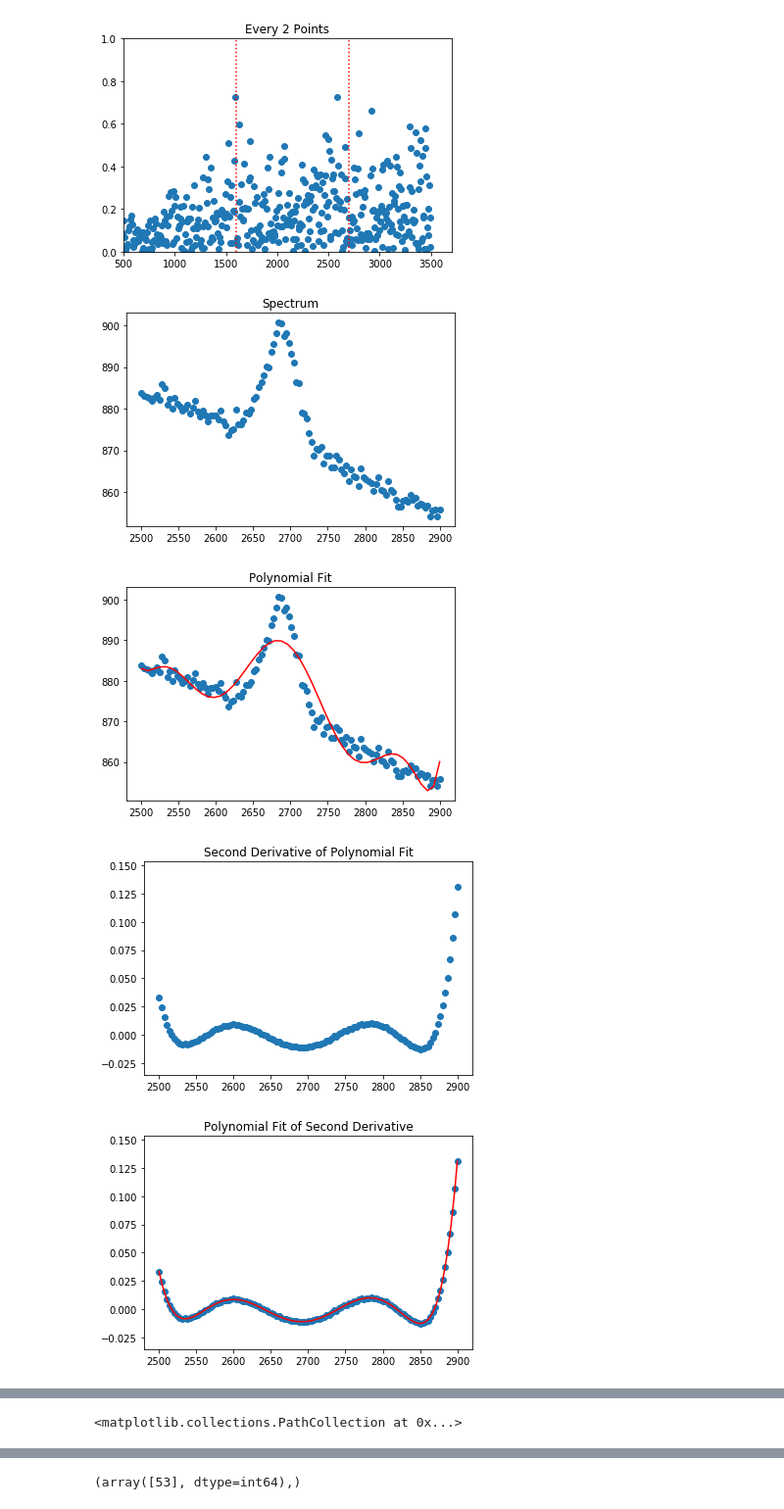
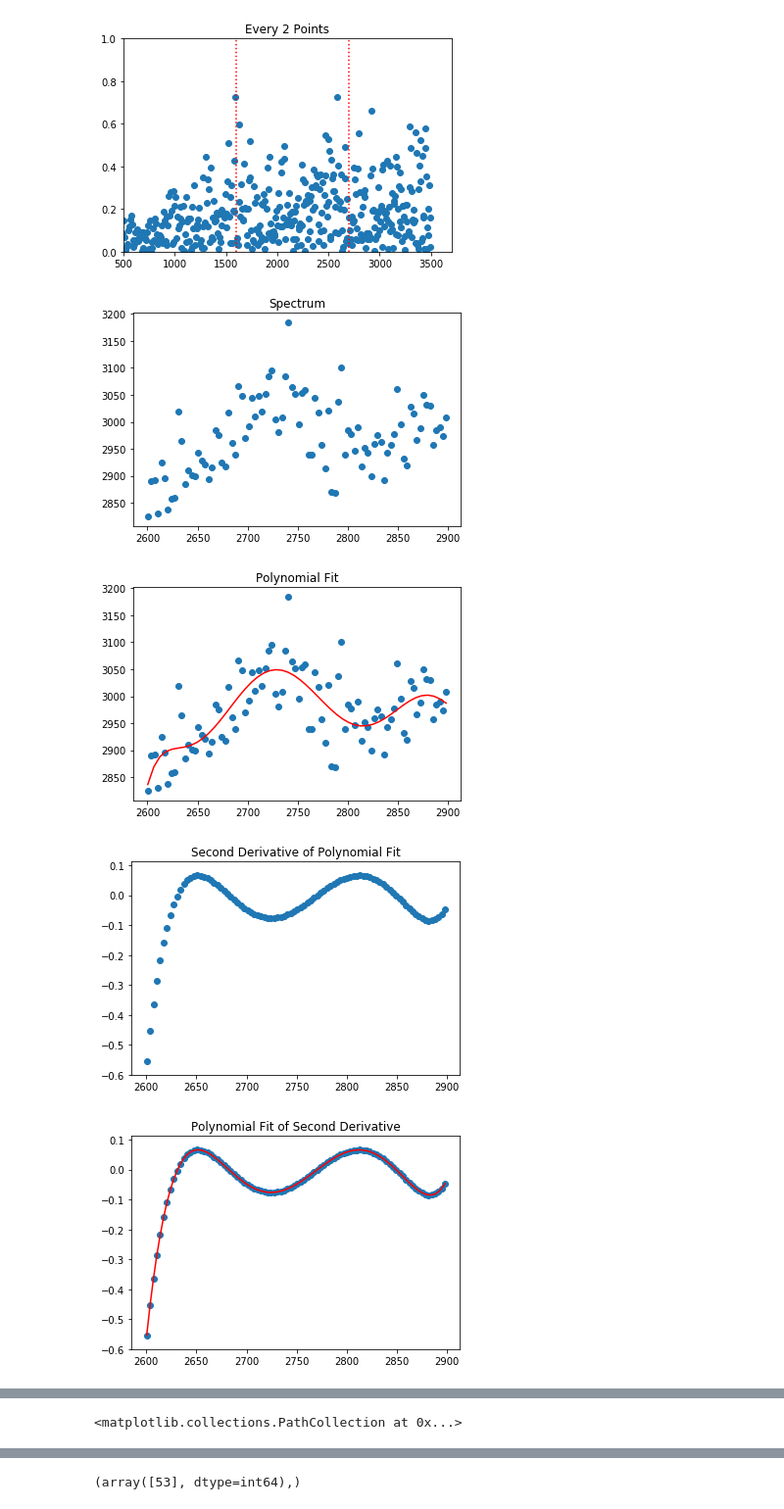
Before and after one commit to alexanderbarrett/Graphene, a Jupyter notebook: initial.ipynb, the cells around one changed output, grey strips where cells are left out. Shown: that part at 98% size. Saved outputs shown, nothing was run; the diff lists cells and outputs as text; code cells hidden in the pictures.

```diff
--- a/initial.ipynb
+++ b/initial.ipynb
@@ -275,10 +272,17 @@ y = np.split(y_temp, pxl_count)
 # %%
 import pylab as py
 
-for i in range(15):
+plots = [1, 12, 23, 34, 45, 56, 67, 78, 89, 90]
+
+for i in range(10):
     plt.figure(i)
-    py.scatter(x, y[i * 1024 - 1])
-    py.xlim(1500, 2800)
-    py.ylim(800, 900)
+#     py.scatter(x, y[i * 10 - 1])
+
+    spec_start = np.argmax(x>1300)
+    spec_end = np.argmax(x_np>3000)
+    py.plot(x[spec_start:spec_end],y[plots[i]][spec_start:spec_end])
+
+#     py.xlim(1500, 2800)
+#     py.ylim(800, 900)
     py.show()
 # %% [output]
@@ -368,14 +369,12 @@ for gap in gaps:
 
 # set cutoffs for each peak
 # range : range over which to fit polynomial
-start_G_range = 2500
+start_G_range = 2600
 end_G_range = 2900
 # peak : minimum possible wavenumber for start of peak itself
 # use this to eliminate edge effects of derivatives
-start_G_peak = 2550
+start_G_peak = 2600
 
-# start_2D = 2600
-# end_2D = 2800
 
 
 # LOAD SPECTRUM
@@ -392,17 +391,20 @@ start_G_peak = 2550
 # xpath = 'C:\\Users\\abarrett.BNL\\Data\\2018.06.13\ACS_6-8_layer_Gr_Cu\\1 ACS_6-8_layer_Gr_Cu_spec1 (X-Axis).txt'
 # ypath = 'C:\\Users\\abarrett.BNL\\Data\\2018.06.13\ACS_6-8_layer_Gr_Cu\\1 ACS_6-8_layer_Gr_Cu_spec1 (Y-Axis).txt'
 
-xpath = 'C:\\Users\\abarrett.BNL\\Data\\2017.07.20\\Gr_Cu\\01 Single Spectrum_000_Spec.Data 1 (X-Axis).txt'
-ypath = 'C:\\Users\\abarrett.BNL\\Data\\2017.07.20\\Gr_Cu\\01 Single Spectrum_000_Spec.Data 1 (Y-Axis).txt'
+# xpath = 'C:\\Users\\abarrett.BNL\\Data\\2017.07.20\\Gr_Cu\\01 Single Spectrum_000_Spec.Data 1 (X-Axis).txt'
+# ypath = 'C:\\Users\\abarrett.BNL\\Data\\2017.07.20\\Gr_Cu\\01 Single Spectrum_000_Spec.Data 1 (Y-Axis).txt'
 
-with open(xpath, 'r') as xfile:
-    x = np.loadtxt(xfile)
-with open(ypath, 'r') as yfile:
-    y = np.loadtxt(yfile)
+# with open(xpath, 'r') as xfile:
+#     x = np.loadtxt(xfile)
+# with open(ypath, 'r') as yfile:
+#     y = np.loadtxt(yfile)
+
+x1 = x
+y1 = y[23]
 
 # convert to numpy arrays
-x_np = np.array(x)
-y_np = np.array(y)
+x_np = np.array(x1)
+y_np = np.array(y1)
 
 # select G peak
 x_G = x_np[(np.argmax(x_np>start_G_range)):(np.argmax(x_np>end_G_range))]
@@ -496,34 +498,34 @@ py.scatter(x_G,y_G)
 # FIT CURVE TO BACKGROUND
 
 # indexed from start of x_G
 start_true_idx = idx + start_idx
 end_true_idx = idx + end_idx
 x_G_no_peak = np.concatenate((x_G[:start_true_idx], x_G[end_true_idx:]))
 y_G_no_peak = np.concatenate((y_G[:start_true_idx], y_G[end_true_idx:]))
 
 
 degree = 3
 # calculate polynomial
 z = np.polyfit(x_G_no_peak, y_G_no_peak, degree)
 f3 = np.poly1d(z)
 
 # calculate new x's and y's
 y3 = f3(x_G_no_peak)
 
 plt.figure(6)
 py.title('Curve Fit No Peak')
 py.scatter(x_G, y_G)
 py.plot(x_G_no_peak, y3, linestyle=':', color='r')
 py.show()
 
 
 # SUBTRACT OUT BACKGROUND
 y_G_fixed = y_G - f3(x_G)
 plt.figure(7)
 py.title('Background Subtracted')
 py.scatter(x_G, y_G_fixed)
 # %% [output]
-[figure, old version]
+[figure, new version]
-[figure, old version]
+[figure, new version]
-[figure, old version]
+[figure, new version]
-[figure, old version]
+[figure, new version]
```
Also changed, not shown: parts of 7 cells of this notebook, 2 other files.
